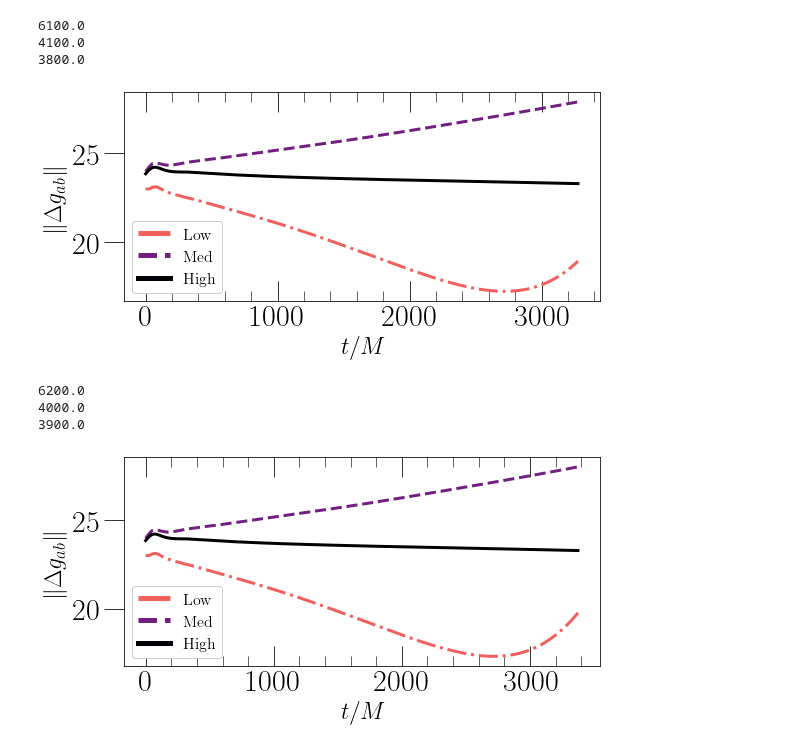
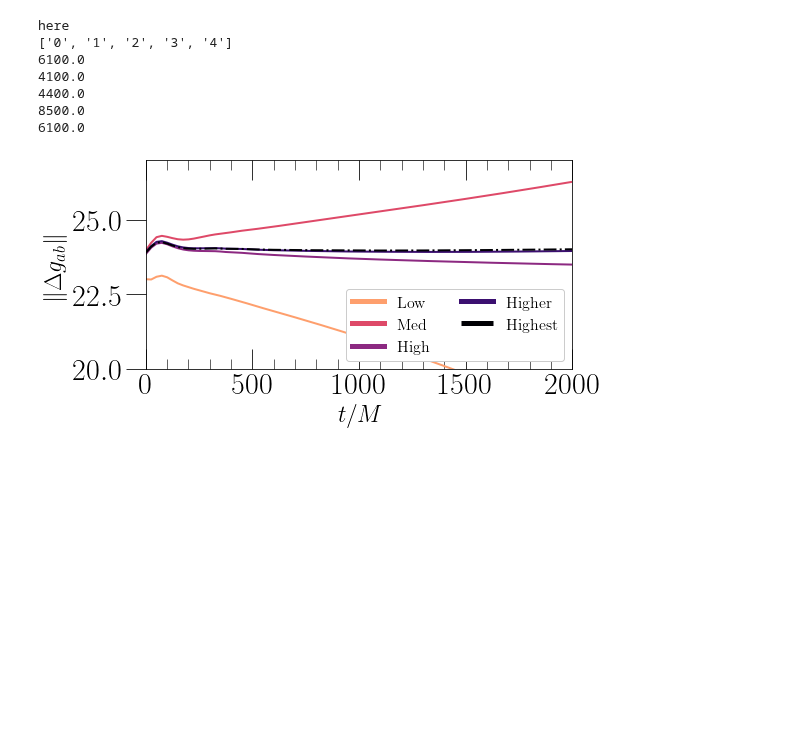
Before and after one commit to mariaokounkova/EDGB, a Jupyter notebook: Evolution/EvolutionPlots.ipynb, the cells around one changed output. Saved outputs shown, nothing was run; the diff lists cells and outputs as text; code cells hidden in the pictures; blank space fills up the shorter version.

Commit message:
EvolutionPlots: added plotting for higher levs
Added 'allres' plotting to methods in case
we want to plot the higher level runs that
we made for the ref report

```diff
--- a/Evolution/EvolutionPlots.ipynb
+++ b/Evolution/EvolutionPlots.ipynb
@@ -118,9 +118,10 @@ def PlotMetric(p, spin, figname, allres=False):
     labels = ['Low', 'Med','High']
     Linestyles = ['-.', '--', '-']
     if allres:
-        levs = ['0','1','2','3']
-        labels = ['Low','Med','High','Highest']
-        Linestyles = ['-.', '-.', '--','-']
+        levs = ['0','1','2','3','4']
+        labels = ['Low', 'Med','High','Higher','Highest']
+        Linestyles = ['-','-','-','-','-.']
+        print("here")
 
     t_cut = GetLastTime(p, spin, levs[-1])
 
@@ -129,11 +130,10 @@ def PlotMetric(p, spin, figname, allres=False):
 
     fig, ax = plt.subplots(1, figsize=(8,4))
 
-    cmap = matplotlib.cm.get_cmap('magma')
+    print(levs)
+    cmap = matplotlib.cm.get_cmap('magma' if allres else 'magma')
     Colors = [cmap(float(i)/(len(levs))) for i in range(len(levs))]
     Colors = Colors[::-1]
-
-
 
     for lev, lab, c, ls in zip(levs, labels, Colors, Linestyles):
         time, psi = np.loadtxt(GetFilename(lev), comments="#",usecols=([0,1]),unpack=True)
@@ -142,33 +142,36 @@ def PlotMetric(p, spin, figname, allres=False):
         time, psi = CutTimes(time, psi, 500, min(t_cut, 4000))
         time = time - time[0]
 
-        ax.plot(time, np.abs(psi), '-', label = lab, c=c, ls=ls)
+        ax.plot(time, np.abs(psi), '-', label = lab, c=c, ls=ls, \
+                lw=2.0 if allres else 2.0, alpha=1.0 if allres else 1.0)
 
     ax.set_ylabel(r'$\|\Delta g_{ab} \| $')
-    leg = ax.legend(fontsize=16,framealpha=1.0)
+    leg = ax.legend(fontsize=16,framealpha=1.0, ncol = 2 if allres else 1)
     for legobj in leg.legendHandles:
         legobj.set_linewidth(5.0)
     ax.set_xlabel('$t/M$')
-
+    if allres:
+        ax.set_xlim(0, 2000)
+        ax.set_ylim(20, 27)
     plt.tight_layout()
     plt.savefig(figname)
     plt.show()
 # %%
-PlotMetric('Runs_Correct_ScalarField_Symm', '0.1', 'dtg_0p1.pdf', allres=False)
-PlotMetric('Runs_Correct_ScalarField_Symm', '0', 'dtg_0.pdf', allres=False)
+PlotMetric('Runs_Correct_ScalarField_Symm', '0.1', 'dtg_0p1.pdf', allres=True)
+#PlotMetric('Runs_Correct_ScalarField_Symm', '0', 'dtg_0.pdf', allres=False)
 
 #for spin in['0','0.1','0.6','0.9']:
 #    print(spin)
 #    PlotMetric('Runs_Correct_ScalarField_Symm', spin, 'Test.pdf')
 # %% [output]
+here
+['0', '1', '2', '3', '4']
 6100.0
 4100.0
-3800.0
+4400.0
+8500.0
+6100.0
-[figure, old version]
+[figure, new version]
-6200.0
-4000.0
-3900.0
-[figure, removed]
 # %%
 ## Plot time derivatives with resolution
 
```
Also changed, not shown: parts of 4 cells of this notebook.
